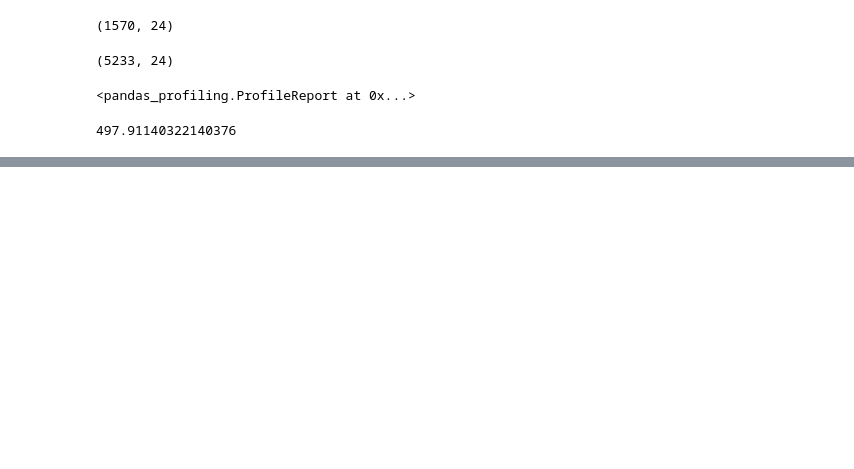
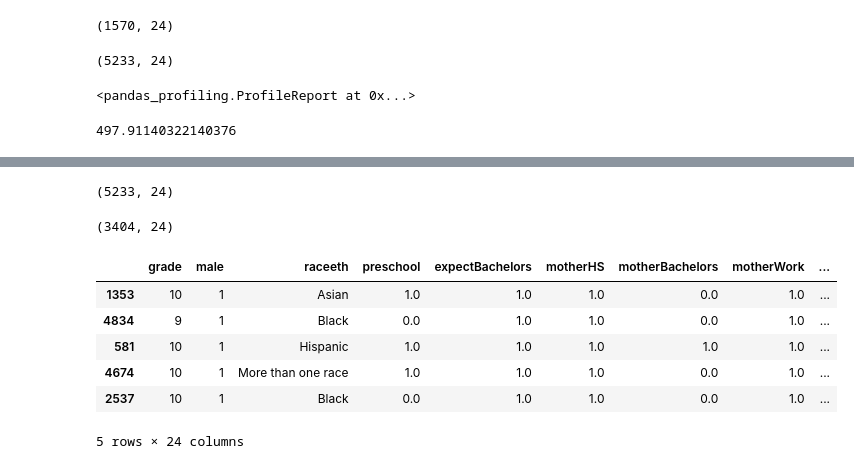
Before and after one commit to atheesh1998/Analytics-Edge, a Jupyter notebook: 2. Linear Regression/5. PISA Scores.ipynb, the cells around one changed output, grey strips where cells are left out. Saved outputs shown, nothing was run; the diff lists cells and outputs as text; code cells hidden in the pictures; blank space fills up the shorter version.

```diff
--- a/2. Linear Regression/5. PISA Scores.ipynb
+++ b/2. Linear Regression/5. PISA Scores.ipynb
@@ -38,0 +45,20 @@ pisa_train.readingScore.mean()
+# %%
+pisa.shape
+# %% [output]
+(5233, 24)
+# %%
+pisa_new = pisa.dropna()
+# %%
+pisa_new.shape
+# %% [output]
+(3404, 24)
+# %%
+pisa_new.sample(5)
+# %% [output]
+|  | grade | male | raceeth | preschool | expectBachelors | motherHS | motherBachelors | motherWork | ... |
+| 1353 | 10 | 1 | Asian | 1.0 | 1.0 | 1.0 | 0.0 | 1.0 | ... |
+| 4834 | 9 | 1 | Black | 0.0 | 1.0 | 1.0 | 0.0 | 1.0 | ... |
+| 581 | 10 | 1 | Hispanic | 1.0 | 1.0 | 1.0 | 1.0 | 1.0 | ... |
+| 4674 | 10 | 1 | More than one race | 1.0 | 1.0 | 1.0 | 0.0 | 1.0 | ... |
+| 2537 | 10 | 1 | Black | 0.0 | 1.0 | 1.0 | 0.0 | 1.0 | ... |
+5 rows × 24 columns
```
Also changed, not shown: parts of 23 cells of this notebook.
